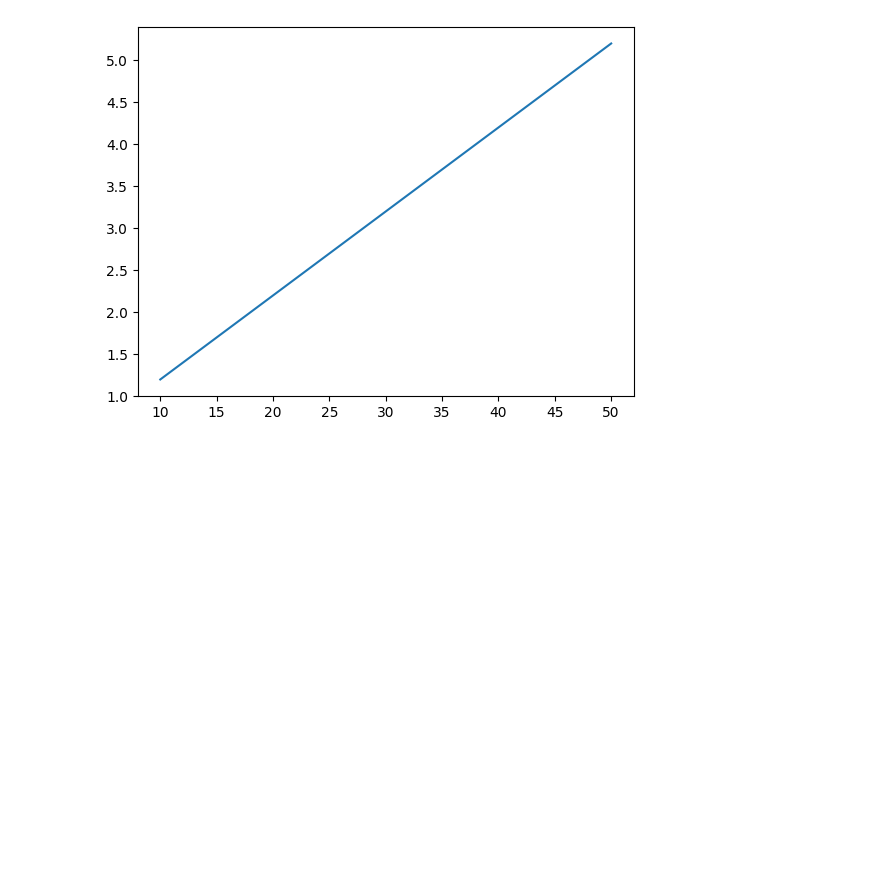
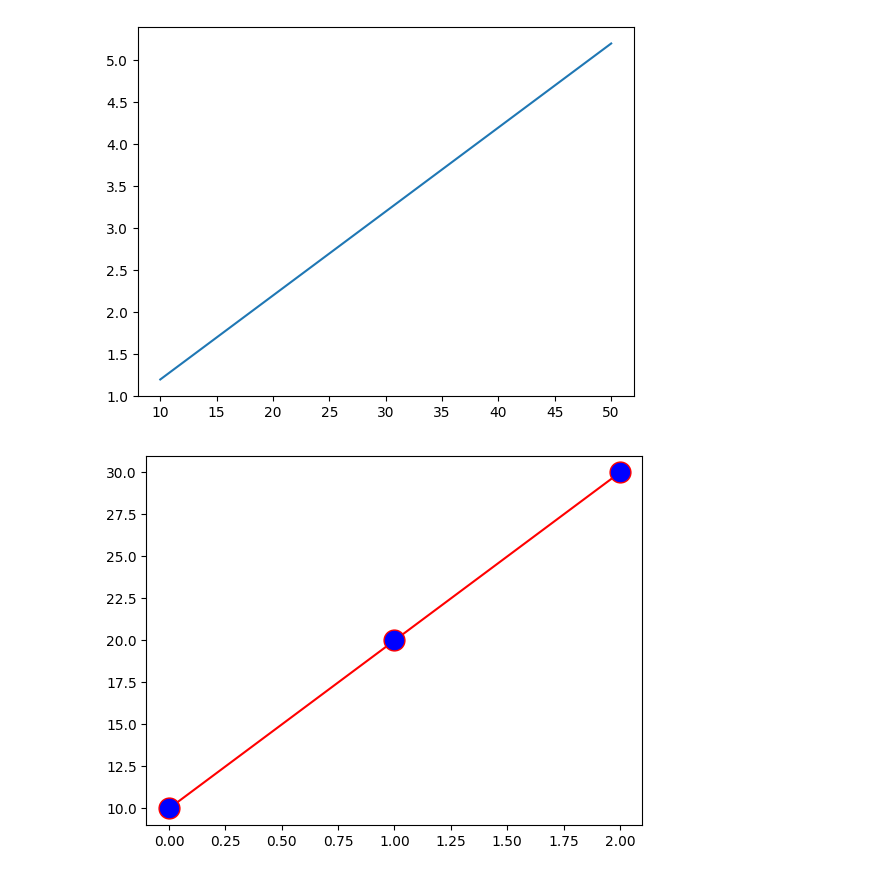
Before and after one commit to AnilBagaji/MachineLearning, a Jupyter notebook: Day7.ipynb, the cells around one changed output. Drawn from its saved outputs; the diff is of its cells as text; code cells hidden in the pictures; blank space fills up the shorter version.

```diff
--- a/Day7.ipynb
+++ b/Day7.ipynb
@@ -746,3 +746,12 @@ plt.plot(xpoints,ypoints)
 plt.show()
 # %% [output]
 [figure]
+# %%
+import matplotlib.pyplot  as plt
+
+ypoints=[10,20,30]
+xpoints=[10,20,30]
+plt.plot(ypoints,marker='o',ms=15,color='r',mfc='b')
+plt.show()
+# %% [output]
+[figure, added]
```
Also changed, not shown: parts of 5 cells of this notebook.
